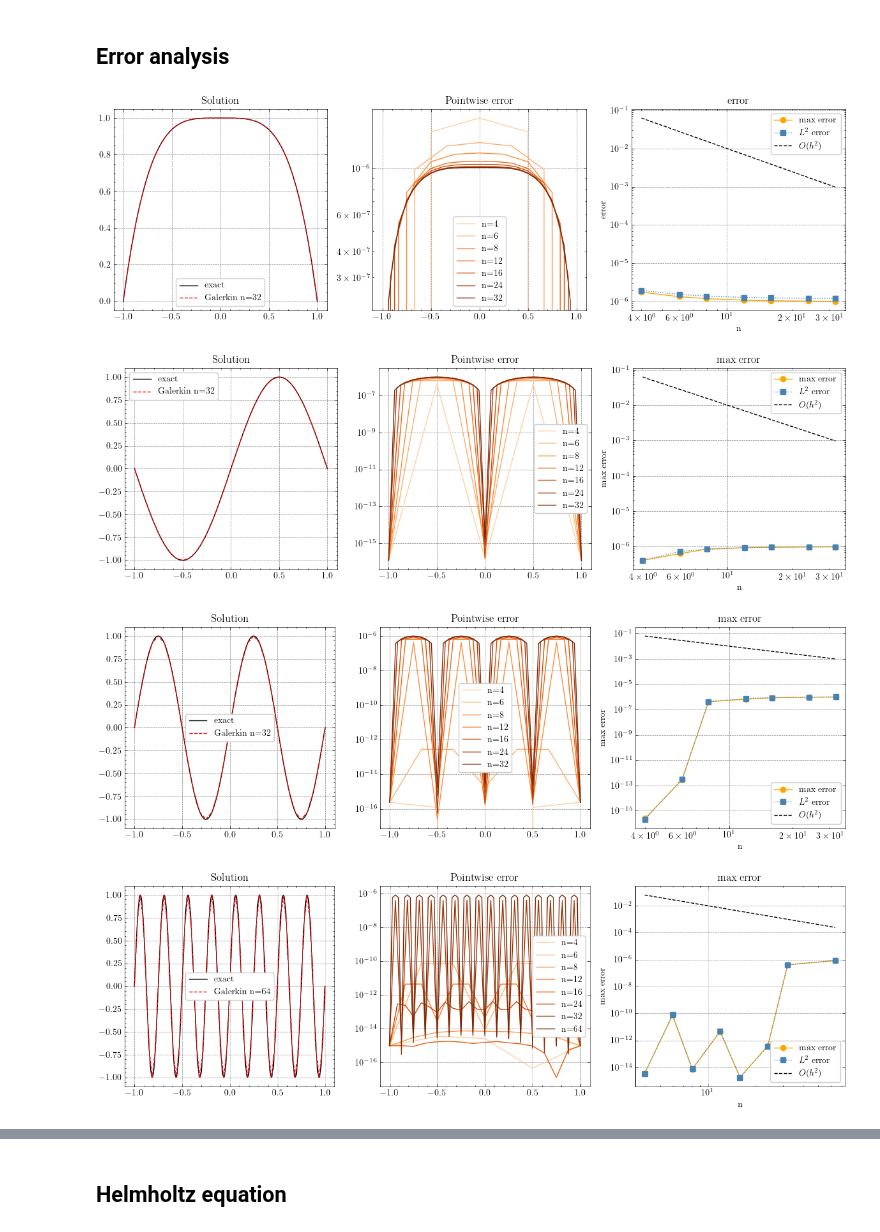
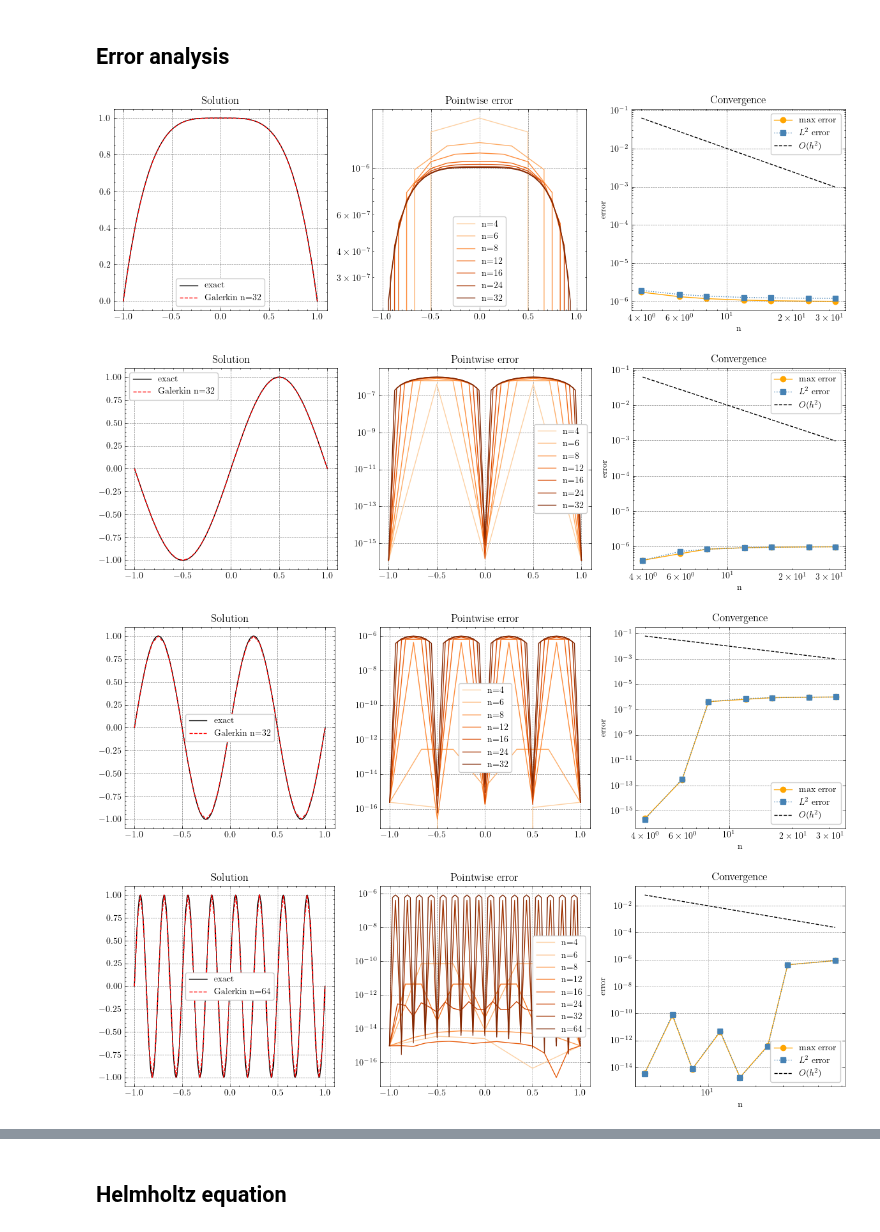
Before and after one commit to kilianroeth/galerkin-methods, a Jupyter notebook: galerkin-test.ipynb, the cells around one changed output, grey strips where cells are left out. Cells and saved outputs as stored; diff of their text form; code cells hidden in the pictures.

Commit message:
updated plots again

```diff
--- a/galerkin-test.ipynb
+++ b/galerkin-test.ipynb
@@ -211,35 +211,35 @@ fig, axes = plt.subplots(1, 3, figsize=(12, 4))
 colors = plt.cm.Oranges(np.linspace(0.25, 1, len(n_vals)))
 
 # Left: solution for largest n
 n = n_vals[-1]
 nodes = np.linspace(-1, 1, n+1)
 x_fine = np.linspace(-1, 1, 400)
 axes[0].plot(x_fine, u_exact(x_fine), 'k-', label='exact')
 axes[0].plot(nodes, u_nums[-1], '--', label=f'Galerkin n={n}', color="red")
 axes[0].legend()
 axes[0].set_title('Solution')
 
 # Right: pointwise error for each n
 for i, n in enumerate(n_vals):
     nodes = np.linspace(-1, 1, n+1)
     axes[1].plot(nodes, errors[i], label=f'n={n}', color=colors[i])
 axes[1].legend()
 axes[1].set_yscale("log")
 axes[1].set_title('Pointwise error')
 
 axes[2].loglog(n_vals, max_error, 'o-', color='orange', label='max error')
 axes[2].loglog(n_vals, l2_errors, 's:', color='steelblue', label='$L^2$ error')
 axes[2].loglog(n_vals, 1/np.array(n_vals)**2, 'k--', label='$O(h^2)$')
 axes[2].set_xlabel('n')
 axes[2].set_ylabel('error')
 axes[2].legend()
-axes[2].set_title('error')
+axes[2].set_title('Convergence')
 
 
 plt.tight_layout()
 plt.show()
 # %% [output]
-[figure, old version]
+[figure, new version]
 # %%
 k = 1
 
@@ -285,14 +285,14 @@ axes[2].loglog(n_vals, max_error, 'o-', color='orange', label='max error')
 axes[2].loglog(n_vals, l2_errors, 's:', color='steelblue', label='$L^2$ error')
 axes[2].loglog(n_vals, 1/np.array(n_vals)**2, 'k--', label='$O(h^2)$')
 axes[2].set_xlabel('n')
-axes[2].set_ylabel('max error')
+axes[2].set_ylabel('error')
 axes[2].legend()
-axes[2].set_title('max error')
+axes[2].set_title('Convergence')
 
 plt.tight_layout()
 plt.show()
 # %% [output]
-[figure, old version]
+[figure, new version]
 # %%
 k = 2
 
@@ -338,14 +338,14 @@ axes[2].loglog(n_vals, max_error, 'o-', color='orange', label='max error')
 axes[2].loglog(n_vals, l2_errors, 's:', color='steelblue', label='$L^2$ error')
 axes[2].loglog(n_vals, 1/np.array(n_vals)**2, 'k--', label='$O(h^2)$')
 axes[2].set_xlabel('n')
-axes[2].set_ylabel('max error')
+axes[2].set_ylabel('error')
 axes[2].legend()
-axes[2].set_title('max error')
+axes[2].set_title('Convergence')
 
 plt.tight_layout()
 plt.show()
 # %% [output]
-[figure, old version]
+[figure, new version]
 # %%
 k = 8
 
@@ -391,14 +391,14 @@ axes[2].loglog(n_vals, max_error, 'o-', color='orange', label='max error')
 axes[2].loglog(n_vals, l2_errors, 's:', color='steelblue', label='$L^2$ error')
 axes[2].loglog(n_vals, 1/np.array(n_vals)**2, 'k--', label='$O(h^2)$')
 axes[2].set_xlabel('n')
-axes[2].set_ylabel('max error')
+axes[2].set_ylabel('error')
 axes[2].legend()
-axes[2].set_title('max error')
+axes[2].set_title('Convergence')
 
 plt.tight_layout()
 plt.show()
 # %% [output]
-[figure, old version]
+[figure, new version]
 # %%
 f           = lambda x: -np.exp(x)
 u_exact     = lambda x: np.exp(x) - x * np.sinh(1) - np.cosh(1)
```
Also changed, not shown: parts of 5 cells of this notebook, 6 other files.
